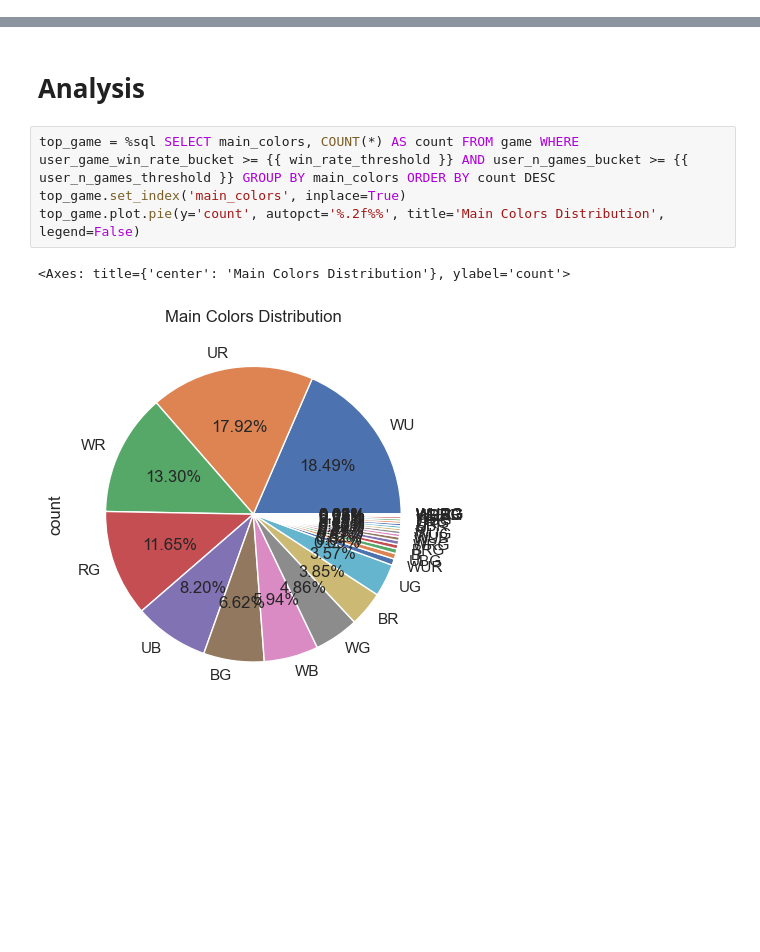
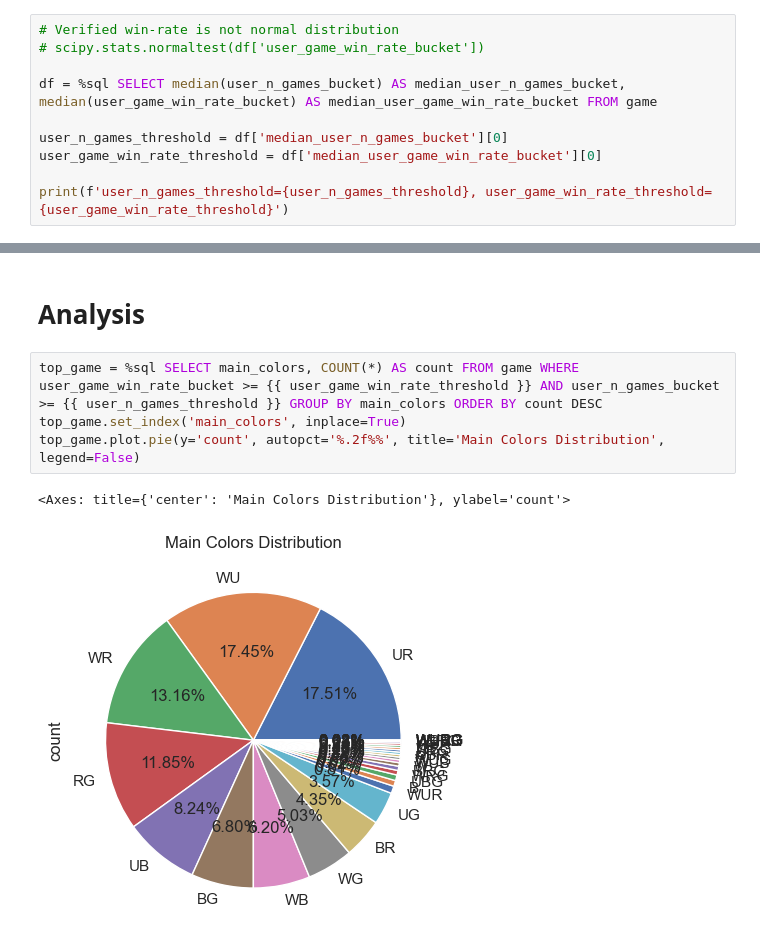
Before and after one commit to hcoona/MTG, a Jupyter notebook: notebook/private/17Lands_Game.ipynb, the cells around one changed output, grey strips where cells are left out. Saved outputs shown, nothing was run; the diff lists cells and outputs as text; blank space fills up the shorter version.

Commit message:
stats: update notebooks

```diff
--- a/notebook/private/17Lands_Game.ipynb
+++ b/notebook/private/17Lands_Game.ipynb
@@ -181,0 +106,10 @@ win_rate_threshold
+# %%
+# Verified win-rate is not normal distribution
+# scipy.stats.normaltest(df['user_game_win_rate_bucket'])
+
+df = %sql SELECT median(user_n_games_bucket) AS median_user_n_games_bucket, median(user_game_win_rate_bucket) AS median_user_game_win_rate_bucket FROM game
+
+user_n_games_threshold = df['median_user_n_games_bucket'][0]
+user_game_win_rate_threshold = df['median_user_game_win_rate_bucket'][0]
+
+print(f'user_n_games_threshold={user_n_games_threshold}, user_game_win_rate_threshold={user_game_win_rate_threshold}')
@@ -186,9 +122,9 @@ WHERE user_game_win_rate_bucket >= {{ win_rate_threshold }} AND user_n_games_buc
 # %% [markdown]
 # Analysis
 # %%
-top_game = %sql SELECT main_colors, COUNT(*) AS count FROM game WHERE user_game_win_rate_bucket >= {{ win_rate_threshold }} AND user_n_games_bucket >= {{ user_n_games_threshold }} GROUP BY main_colors ORDER BY count DESC
+top_game = %sql SELECT main_colors, COUNT(*) AS count FROM game WHERE user_game_win_rate_bucket >= {{ user_game_win_rate_threshold }} AND user_n_games_bucket >= {{ user_n_games_threshold }} GROUP BY main_colors ORDER BY count DESC
 top_game.set_index('main_colors', inplace=True)
 top_game.plot.pie(y='count', autopct='%.2f%%', title='Main Colors Distribution', legend=False)
 # %% [output]
 <Axes: title={'center': 'Main Colors Distribution'}, ylabel='count'>
-[figure, old version]
+[figure, new version]
```
Also changed, not shown: parts of 17 cells of this notebook, 1 other file.
